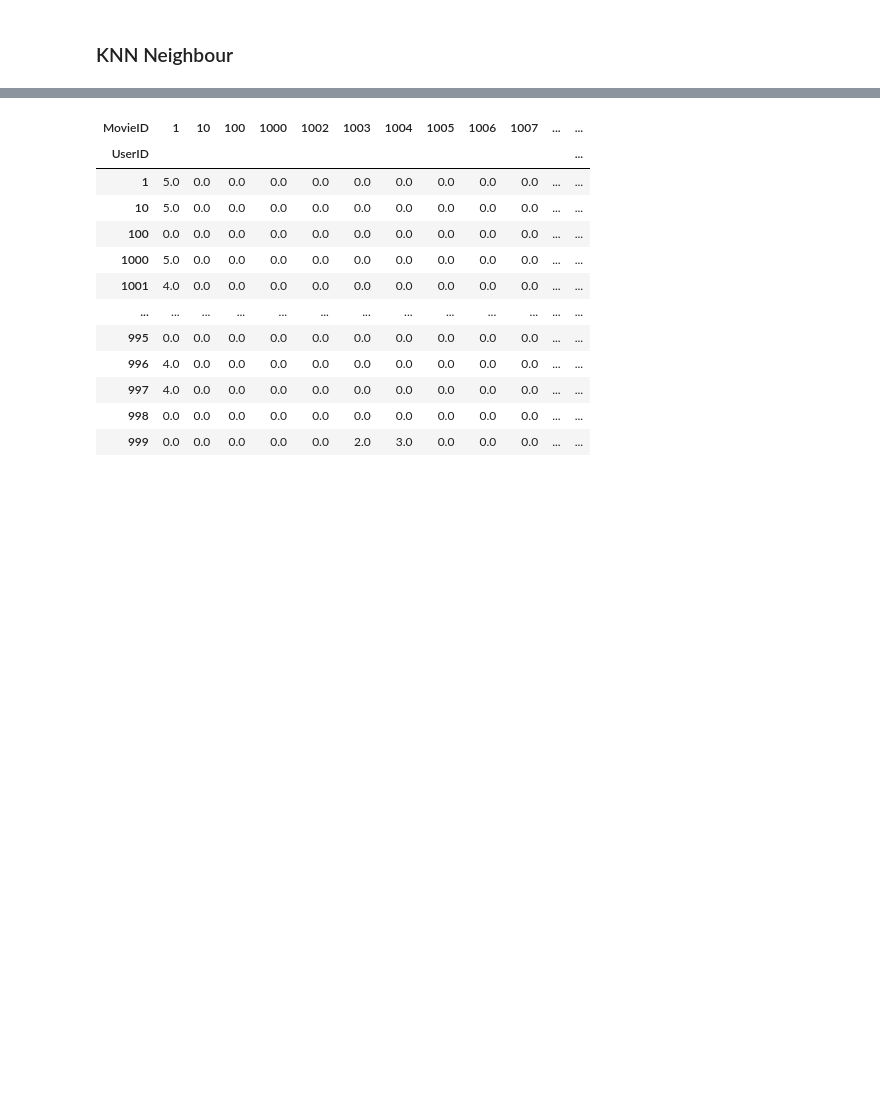
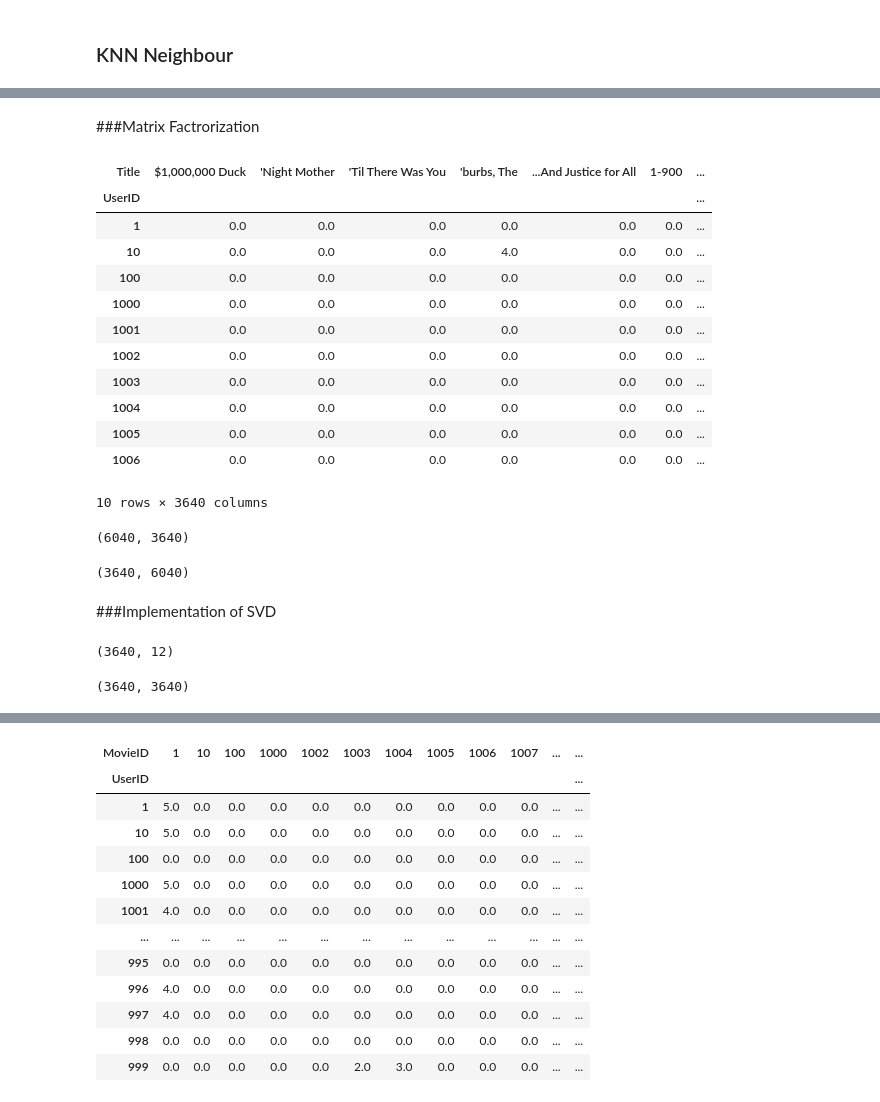
Before and after one commit to PrithiviRajMK/ScalerProjects, a Jupyter notebook: Zee_Recommendation.ipynb, the cells around one changed output, grey strips where cells are left out. Cells and saved outputs as stored; diff of their text form; code cells hidden in the pictures; blank space fills up the shorter version.

```diff
--- a/Zee_Recommendation.ipynb
+++ b/Zee_Recommendation.ipynb
@@ -681,0 +757,48 @@ ValueError: ignored
+# %% [markdown]
+###Matrix Factrorization
+# %%
+
+user_movie_Rating = data.pivot_table(index = ["UserID"],columns = ["Title"],values = "Rating").fillna(0)
+user_movie_Rating.head(10)
+# %% [output]
+| Title | $1,000,000 Duck | 'Night Mother | 'Til There Was You | 'burbs, The | ...And Justice for All | 1-900 | ... |
+| UserID |  |  |  |  |  |  | ... |
+| 1 | 0.0 | 0.0 | 0.0 | 0.0 | 0.0 | 0.0 | ... |
+| 10 | 0.0 | 0.0 | 0.0 | 4.0 | 0.0 | 0.0 | ... |
+| 100 | 0.0 | 0.0 | 0.0 | 0.0 | 0.0 | 0.0 | ... |
+| 1000 | 0.0 | 0.0 | 0.0 | 0.0 | 0.0 | 0.0 | ... |
+| 1001 | 0.0 | 0.0 | 0.0 | 0.0 | 0.0 | 0.0 | ... |
+| 1002 | 0.0 | 0.0 | 0.0 | 0.0 | 0.0 | 0.0 | ... |
+| 1003 | 0.0 | 0.0 | 0.0 | 0.0 | 0.0 | 0.0 | ... |
+| 1004 | 0.0 | 0.0 | 0.0 | 0.0 | 0.0 | 0.0 | ... |
+| 1005 | 0.0 | 0.0 | 0.0 | 0.0 | 0.0 | 0.0 | ... |
+| 1006 | 0.0 | 0.0 | 0.0 | 0.0 | 0.0 | 0.0 | ... |
+10 rows × 3640 columns
+# %%
+user_movie_Rating.shape
+# %% [output]
+(6040, 3640)
+# %%
+X = user_movie_Rating.values.T
+X.shape
+# %% [output]
+(3640, 6040)
+# %% [markdown]
+###Implementation of SVD
+# %%
+import sklearn
+from sklearn.decomposition import TruncatedSVD
+
+SVD = TruncatedSVD(n_components=12, random_state=17)
+matrix = SVD.fit_transform(X)
+matrix.shape
+# %% [output]
+(3640, 12)
+# %%
+# Creating correlation Coefficient matrix
+import warnings
+warnings.filterwarnings("ignore",category =RuntimeWarning)
+corr = np.corrcoef(matrix)
+corr.shape
+# %% [output]
+(3640, 3640)
```
Also changed, not shown: parts of 20 cells of this notebook.
